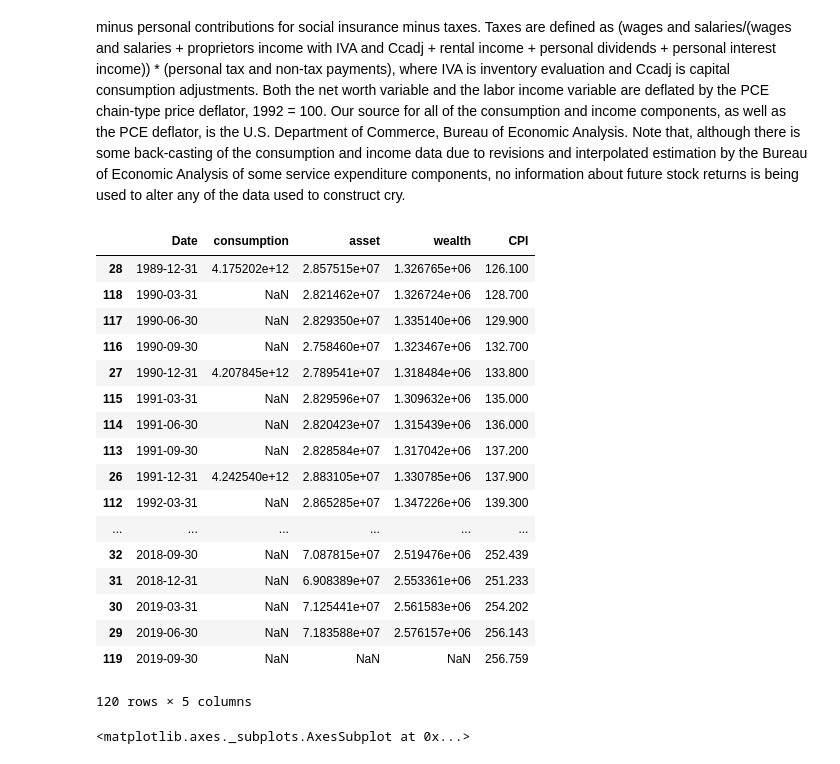
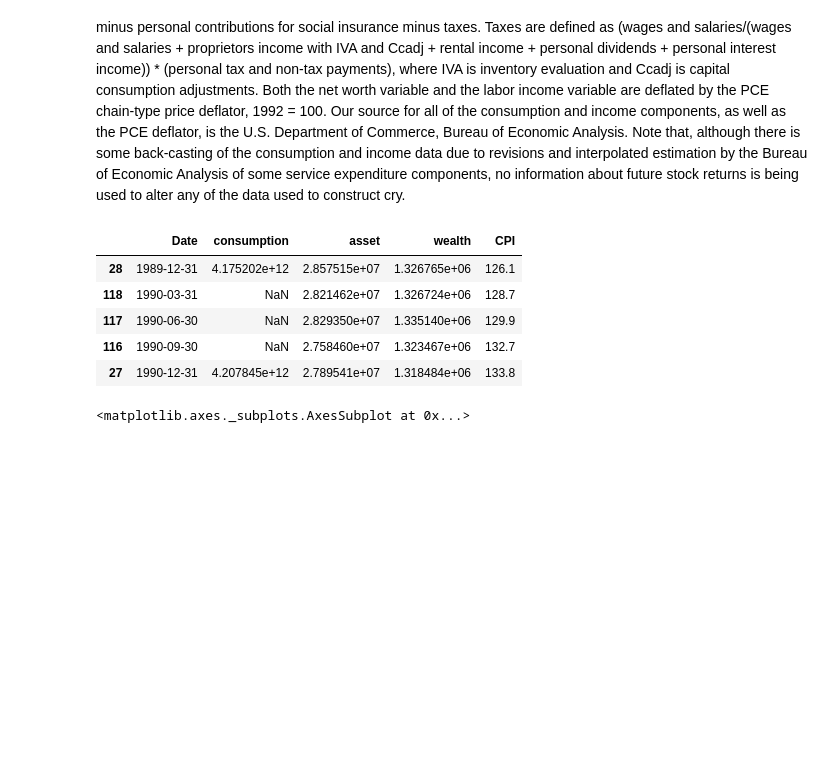
Before and after one commit to rmfeng/dsqfltproject, a Jupyter notebook: notebooks/data_gathering_Jialu.ipynb, the cells around one changed output. Saved outputs shown, nothing was run; the diff lists cells and outputs as text; code cells hidden in the pictures; blank space fills up the shorter version.

```diff
--- a/notebooks/data_gathering_Jialu.ipynb
+++ b/notebooks/data_gathering_Jialu.ipynb
@@ -70,26 +70,14 @@ data['wealth']=data['wealth']/data['CPI']*141.900
 # %%
 #interpolate yearly consumption to quarterly data
 data=data.sort_values(by='Date')
-data
+data.head()
 # %% [output]
 |  | Date | consumption | asset | wealth | CPI |
-| 28 | 1989-12-31 | 4.175202e+12 | 2.857515e+07 | 1.326765e+06 | 126.100 |
-| 118 | 1990-03-31 | NaN | 2.821462e+07 | 1.326724e+06 | 128.700 |
-| 117 | 1990-06-30 | NaN | 2.829350e+07 | 1.335140e+06 | 129.900 |
-| 116 | 1990-09-30 | NaN | 2.758460e+07 | 1.323467e+06 | 132.700 |
-| 27 | 1990-12-31 | 4.207845e+12 | 2.789541e+07 | 1.318484e+06 | 133.800 |
-| 115 | 1991-03-31 | NaN | 2.829596e+07 | 1.309632e+06 | 135.000 |
-| 114 | 1991-06-30 | NaN | 2.820423e+07 | 1.315439e+06 | 136.000 |
-| 113 | 1991-09-30 | NaN | 2.828584e+07 | 1.317042e+06 | 137.200 |
-| 26 | 1991-12-31 | 4.242540e+12 | 2.883105e+07 | 1.330785e+06 | 137.900 |
-| 112 | 1992-03-31 | NaN | 2.865285e+07 | 1.347226e+06 | 139.300 |
-| ... | ... | ... | ... | ... | ... |
-| 32 | 2018-09-30 | NaN | 7.087815e+07 | 2.519476e+06 | 252.439 |
-| 31 | 2018-12-31 | NaN | 6.908389e+07 | 2.553361e+06 | 251.233 |
-| 30 | 2019-03-31 | NaN | 7.125441e+07 | 2.561583e+06 | 254.202 |
-| 29 | 2019-06-30 | NaN | 7.183588e+07 | 2.576157e+06 | 256.143 |
-| 119 | 2019-09-30 | NaN | NaN | NaN | 256.759 |
+| 28 | 1989-12-31 | 4.175202e+12 | 2.857515e+07 | 1.326765e+06 | 126.1 |
+| 118 | 1990-03-31 | NaN | 2.821462e+07 | 1.326724e+06 | 128.7 |
+| 117 | 1990-06-30 | NaN | 2.829350e+07 | 1.335140e+06 | 129.9 |
+| 116 | 1990-09-30 | NaN | 2.758460e+07 | 1.323467e+06 | 132.7 |
+| 27 | 1990-12-31 | 4.207845e+12 | 2.789541e+07 | 1.318484e+06 | 133.8 |
-120 rows × 5 columns
 # %%
 data['consumption']=data['consumption'].ffill()
 data['asset']=data['asset'].ffill()
```
Also changed, not shown: parts of 1 cell of this notebook.
